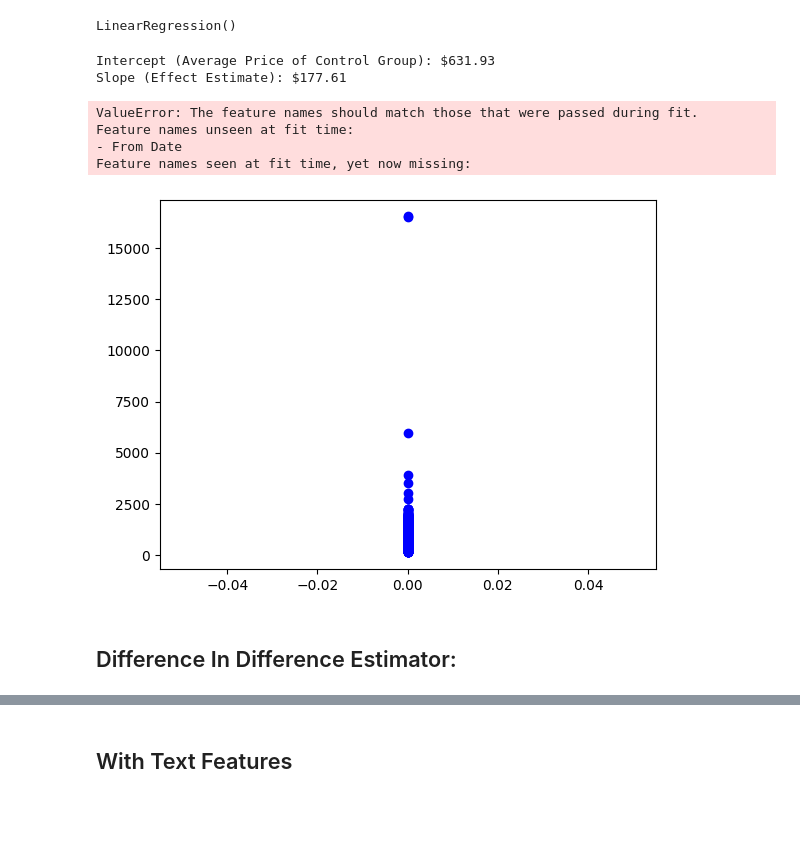
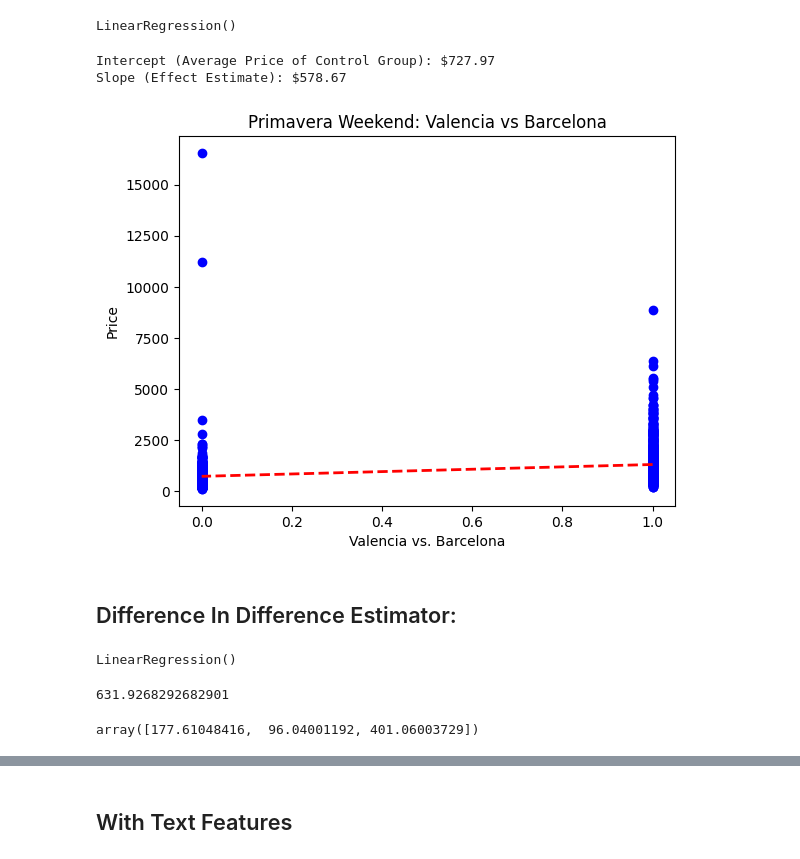
Before and after one commit to ruimaciell/Intro_NLP_PS1, a Jupyter notebook: Regression.ipynb, the cells around one changed output, grey strips where cells are left out. Saved outputs shown, nothing was run; the diff lists cells and outputs as text; code cells hidden in the pictures; blank space fills up the shorter version.

Commit message:
finished regression

```diff
--- a/Regression.ipynb
+++ b/Regression.ipynb
@@ -139,11 +133,12 @@ plt.show()
 # %% [markdown]
 ## Primavera Weekend: Valencia vs Barcelona
 # %%
-Regress2 = df[df["From Date"] == 0]
+Regress2 = df[df["From Date"] == 1]
 # %%
-y = Regress2["Price"]
-X = Regress2[["Place"]]
+y2 = Regress2["Price"]
+X2 = Regress2[["Place"]]
 
-lr.fit(X,y)
+lr2 = LinearRegression()
+lr2.fit(X2, y2)
 # %% [output]
 LinearRegression()
@@ -152,24 +145,21 @@ lr
 # %%
-b = lr.intercept_
-m = lr.coef_
+b = lr2.intercept_
+m = lr2.coef_
 
 print(f'Intercept (Average Price of Control Group): ${round(b, 2)}')
 print(f'Slope (Effect Estimate): ${round(m[0], 2)}')
 # %% [output]
-Intercept (Average Price of Control Group): $631.93
-Slope (Effect Estimate): $177.61
+Intercept (Average Price of Control Group): $727.97
+Slope (Effect Estimate): $578.67
 # %%
-plt.scatter(Regress2["From Date"], Regress2["Price"], color='blue', label='Data')
-plt.plot(Regress2["From Date"], lr.predict(Regress1[["From Date"]]), color='red', linewidth=2, label='Regression Line')
-plt.xlabel('From Date')
+plt.scatter(Regress2["Place"], Regress2["Price"], color='blue', label='Valencia')
+plt.plot(Regress2["Place"], lr2.predict(X2), color='red', linewidth=2, linestyle ="dashed")
+
+plt.xlabel('Valencia vs. Barcelona')
 plt.ylabel('Price')
-plt.title("Difference in Hotel Prices in Barcelona Between Primavera and the Previous Weekend")
+plt.title("Primavera Weekend: Valencia vs Barcelona")
 plt.show()
 # %% [output]
-ValueError: The feature names should match those that were passed during fit.
-Feature names unseen at fit time:
-- From Date
-Feature names seen at fit time, yet now missing:
-[figure, old version]
+[figure, new version]
 # %% [markdown]
 ## Difference In Difference Estimator:
@@ -175,0 +170,13 @@ Feature names seen at fit time, yet now missing:
+# %%
+diffRegress = LinearRegression()
+diffRegress.fit(regress3.iloc[:,1:], regress3["Price"])
+# %% [output]
+LinearRegression()
+# %%
+diffRegress.intercept_
+# %% [output]
+631.9268292682901
+# %%
+diffRegress.coef_
+# %% [output]
+array([177.61048416,  96.04001192, 401.06003729])
```
Also changed, not shown: parts of 16 cells of this notebook.
